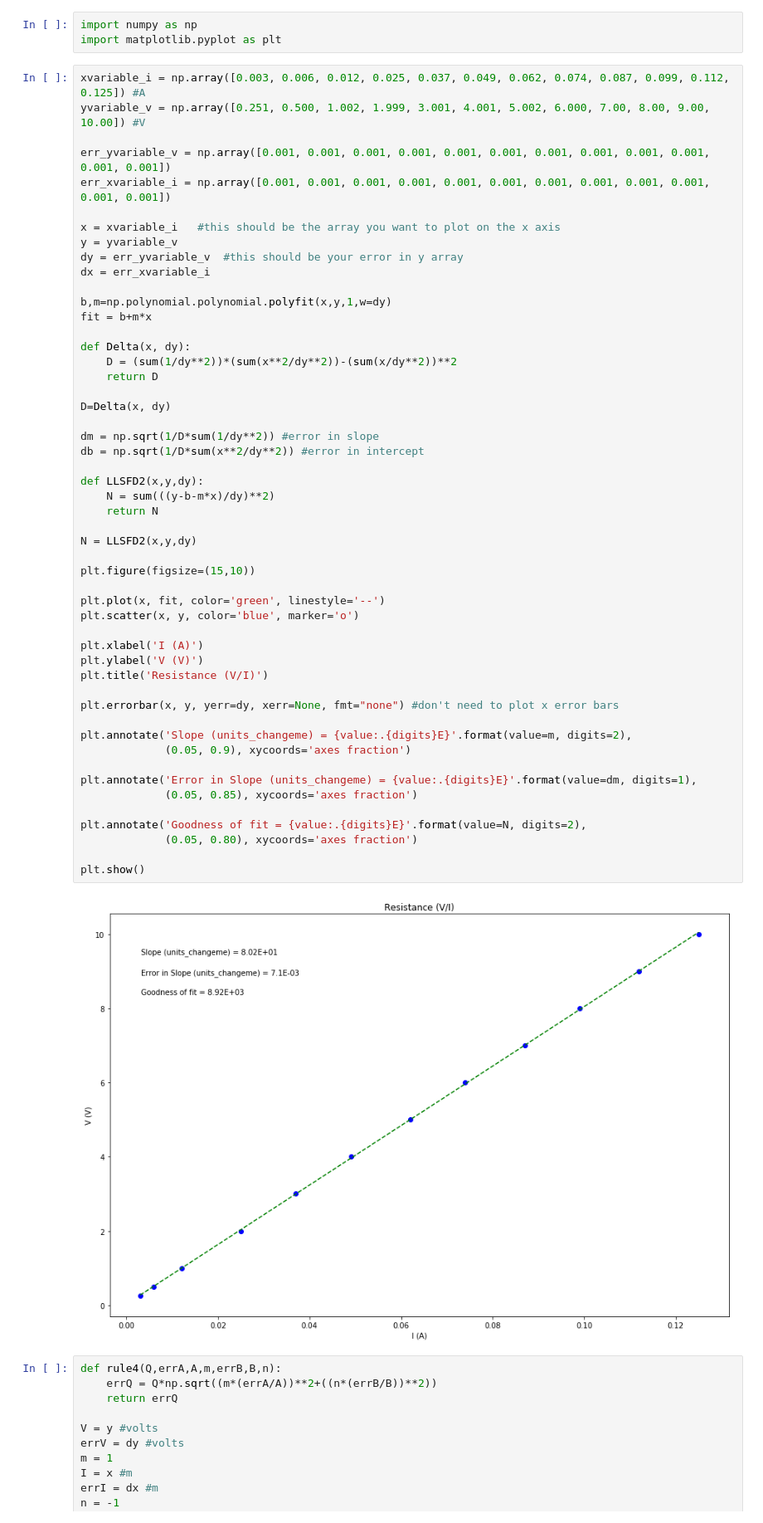
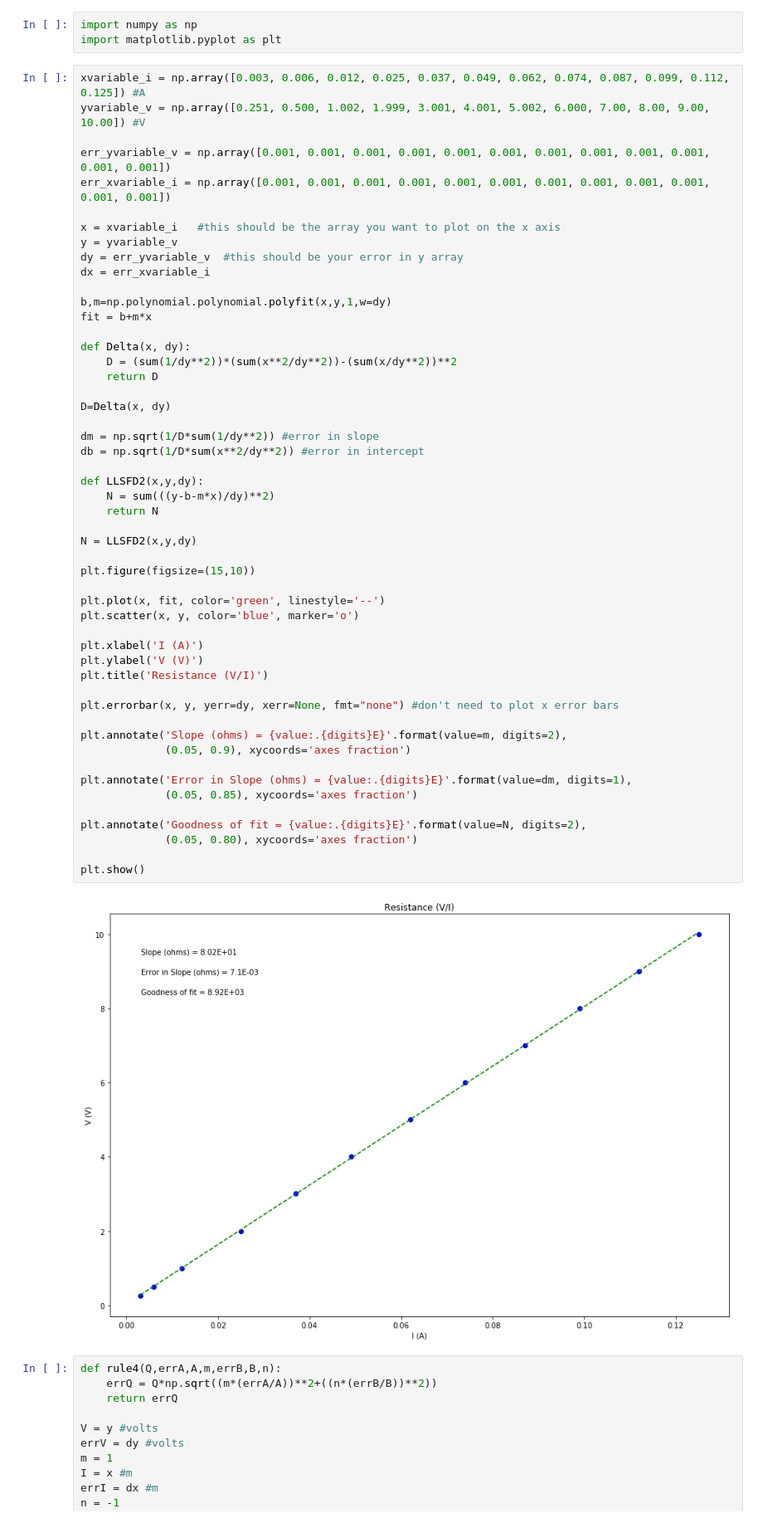
Before and after one commit to mariahwear/labweek4, a Jupyter notebook: Ohm's Law Mariah Wear 3-6-19.ipynb, the cells around one changed output. Shown: that part at 83% size. Saved outputs shown, nothing was run; the diff lists cells and outputs as text.

```diff
--- a/Ohm's Law Mariah Wear 3-6-19.ipynb
+++ b/Ohm's Law Mariah Wear 3-6-19.ipynb
@@ -28,36 +28,36 @@ D=Delta(x, dy)
 
 dm = np.sqrt(1/D*sum(1/dy**2)) #error in slope
 db = np.sqrt(1/D*sum(x**2/dy**2)) #error in intercept
 
 def LLSFD2(x,y,dy):
     N = sum(((y-b-m*x)/dy)**2)
     return N
 
 N = LLSFD2(x,y,dy)
 
 plt.figure(figsize=(15,10))
 
 plt.plot(x, fit, color='green', linestyle='--')
 plt.scatter(x, y, color='blue', marker='o')
 
 plt.xlabel('I (A)')
 plt.ylabel('V (V)')
 plt.title('Resistance (V/I)')
 
 plt.errorbar(x, y, yerr=dy, xerr=None, fmt="none") #don't need to plot x error bars
 
-plt.annotate('Slope (units_changeme) = {value:.{digits}E}'.format(value=m, digits=2),
+plt.annotate('Slope (ohms) = {value:.{digits}E}'.format(value=m, digits=2),
              (0.05, 0.9), xycoords='axes fraction')
 
-plt.annotate('Error in Slope (units_changeme) = {value:.{digits}E}'.format(value=dm, digits=1),
+plt.annotate('Error in Slope (ohms) = {value:.{digits}E}'.format(value=dm, digits=1),
              (0.05, 0.85), xycoords='axes fraction')
 
 plt.annotate('Goodness of fit = {value:.{digits}E}'.format(value=N, digits=2),
              (0.05, 0.80), xycoords='axes fraction')
 
 plt.show()
 # %% [output]
-[figure, old version]
+[figure, new version]
 # %%
 def rule4(Q,errA,A,m,errB,B,n):
     errQ = Q*np.sqrt((m*(errA/A))**2+((n*(errB/B))**2))
```
